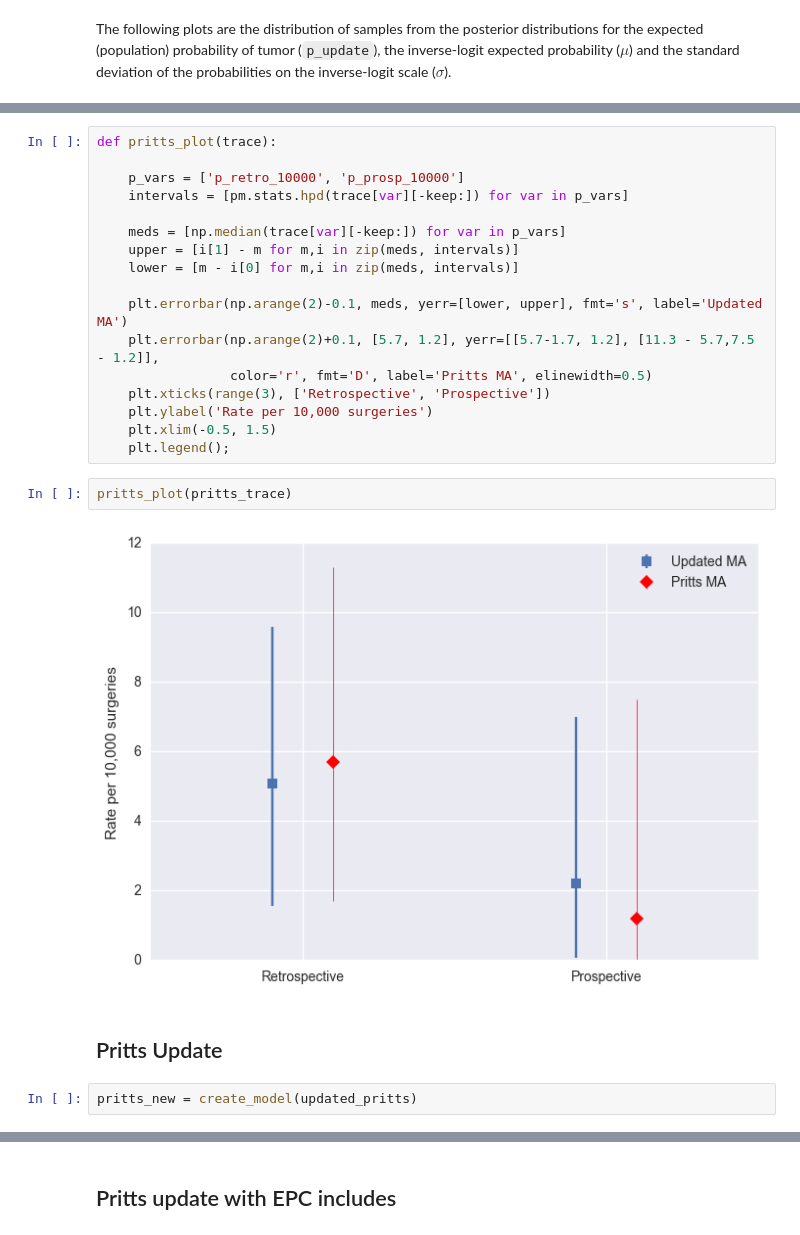
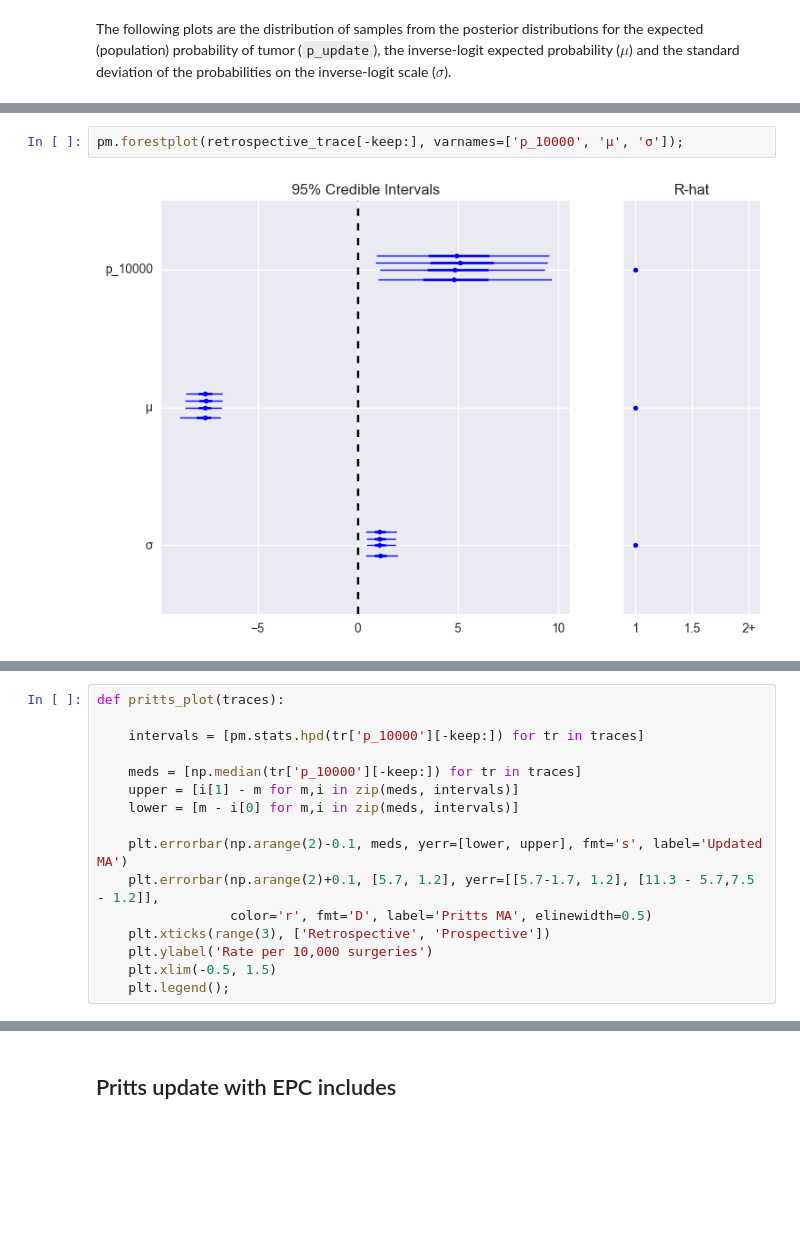
Before and after one commit to VanderbiltPopHealthSci/uterine_fibroids_MA, a Jupyter notebook: Key Question 3 Meta-analysis.ipynb, the cells around one changed output, grey strips where cells are left out. Cells and saved outputs as stored; diff of their text form; blank space fills up the shorter version.

```diff
--- a/Key Question 3 Meta-analysis.ipynb
+++ b/Key Question 3 Meta-analysis.ipynb
@@ -185,14 +218,17 @@ p_retro_10000:
+# %%
+pm.forestplot(retrospective_trace[-keep:], varnames=['p_10000', 'μ', 'σ']);
+# %% [output]
+[figure, added]
 # %% [markdown]
 By comparison, estimates from Pritts' supplement:
 
 ![pritts estimates](pritts_table.png)
 # %%
-def pritts_plot(trace):
+def pritts_plot(traces):
 
-    p_vars = ['p_retro_10000', 'p_prosp_10000']
-    intervals = [pm.stats.hpd(trace[var][-keep:]) for var in p_vars]
+    intervals = [pm.stats.hpd(tr['p_10000'][-keep:]) for tr in traces]
 
-    meds = [np.median(trace[var][-keep:]) for var in p_vars]
+    meds = [np.median(tr['p_10000'][-keep:]) for tr in traces]
     upper = [i[1] - m for m,i in zip(meds, intervals)]
     lower = [m - i[0] for m,i in zip(meds, intervals)]
 
@@ -203,11 +239,3 @@ def pritts_plot(trace):
     plt.ylabel('Rate per 10,000 surgeries')
     plt.xlim(-0.5, 1.5)
     plt.legend();
-# %%
-pritts_plot(pritts_trace)
-# %% [output]
-[figure, removed]
-# %% [markdown]
-## Pritts Update
-# %%
-pritts_new = create_model(updated_pritts)
```
Also changed, not shown: parts of 34 cells of this notebook.
